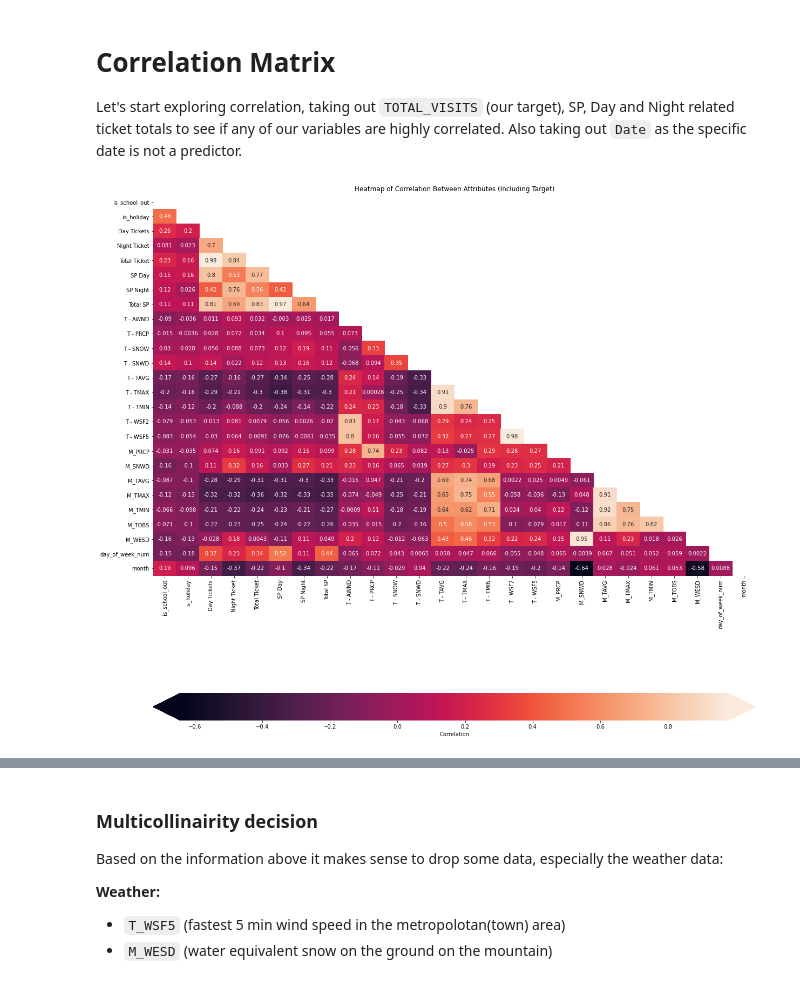
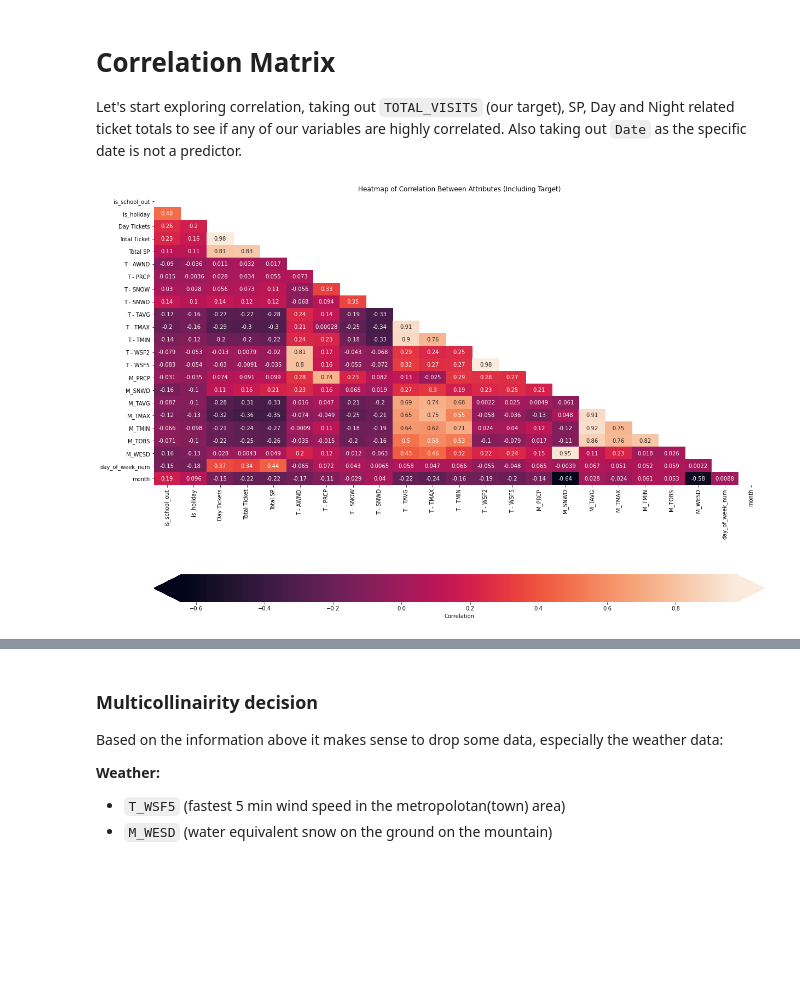
Before and after one commit to lperconti/Visitation, a Jupyter notebook: Resort_1_EDA_Modeling_notebook.ipynb, the cells around one changed output, grey strips where cells are left out. Saved outputs shown, nothing was run; the diff lists cells and outputs as text; code cells hidden in the pictures; blank space fills up the shorter version.

```diff
--- a/Resort_1_EDA_Modeling_notebook.ipynb
+++ b/Resort_1_EDA_Modeling_notebook.ipynb
@@ -146,22 +159,22 @@ Let's start exploring correlation, taking out `TOTAL_VISITS` (our target), SP, D
 # %%
 
 #removing predictor (visit) and date columns for correlation testing
-df_1_corr = df_1.drop(columns=['Date', 'TOTAL_VISITS'])
+df_1_corr = df_1.drop(columns=['Date', 'TOTAL_VISITS', 'SP Day', 'SP Night', 'Night Ticket'])
 
 # Create a df with the target as the first column,
 # then compute the correlation matrix
 heatmap_data = df_1_corr
 corr = heatmap_data.corr()
 
 # Set up figure and axes
-fig, ax = plt.subplots(figsize=(20, 20))
+fig, ax = plt.subplots(figsize=(20, 15))
 
 # Plot a heatmap of the correlation matrix, with both
 # numbers and colors indicating the correlations
 sns.heatmap(data=corr, mask=np.triu(np.ones_like(corr, dtype=bool)), ax=ax, annot=True,
             cbar_kws={"label": "Correlation", "orientation": "horizontal", "pad": .2, "extend": "both"})
 
 ax.set_title("Heatmap of Correlation Between Attributes (Including Target)");
 # %% [output]
-[figure, old version]
+[figure, new version]
 # %%
```
Also changed, not shown: parts of 43 cells of this notebook, 3 other files.
